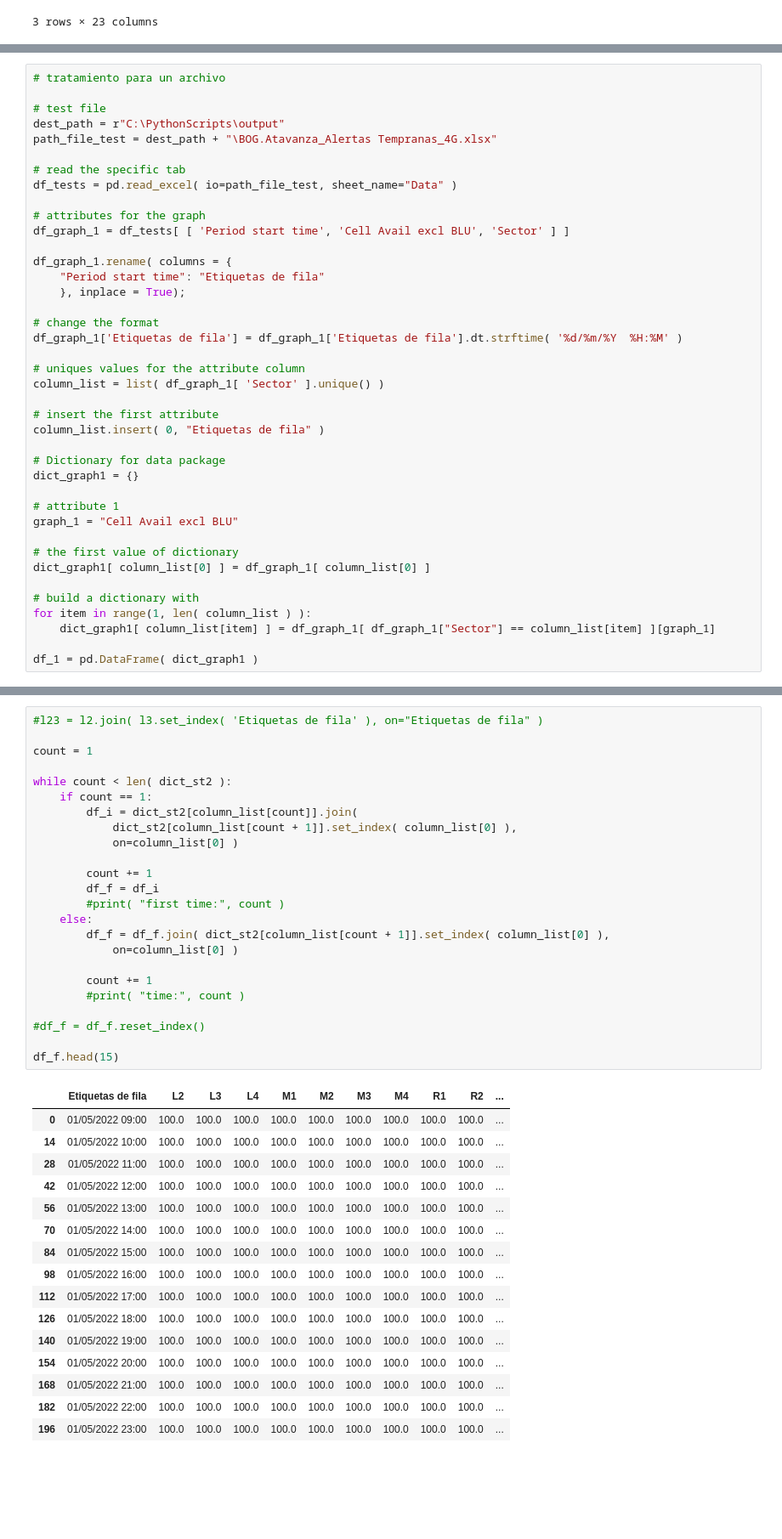
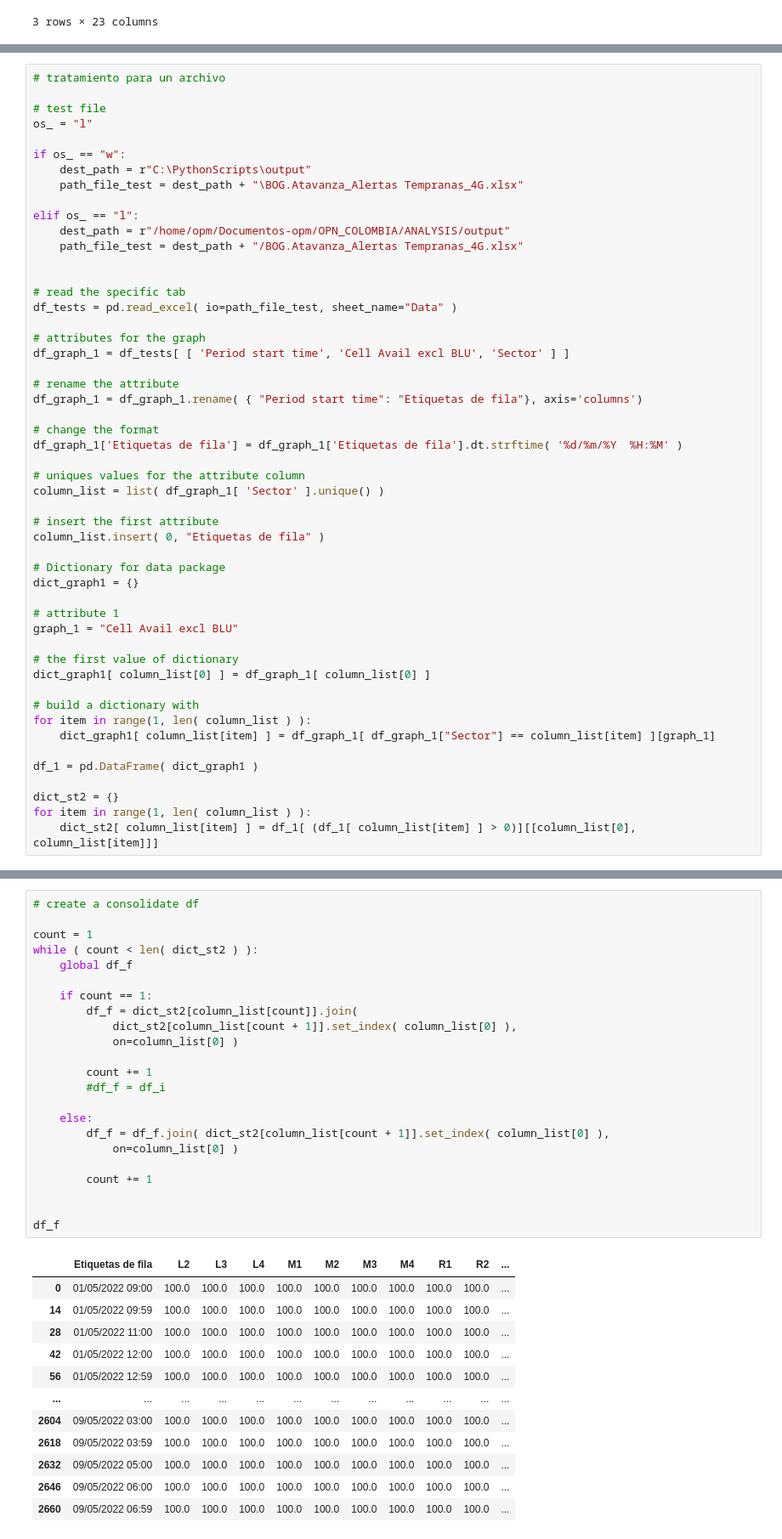
Before and after one commit to osm3rr/opn-nokia, a Jupyter notebook: tests.ipynb, the cells around one changed output, grey strips where cells are left out. Shown at 85% size. Drawn from its saved outputs; the diff is of its cells as text; blank space fills up the shorter version.

```diff
--- a/tests.ipynb
+++ b/tests.ipynb
@@ -467,8 +495,16 @@ df_graph_1.head()
 # tratamiento para un archivo
 
 # test file
-dest_path = r"C:\PythonScripts\output"
-path_file_test = dest_path + "\BOG.Atavanza_Alertas Tempranas_4G.xlsx"
+os_ = "l"
+
+if os_ == "w":
+    dest_path = r"C:\PythonScripts\output"
+    path_file_test = dest_path + "\BOG.Atavanza_Alertas Tempranas_4G.xlsx"
+
+elif os_ == "l":
+    dest_path = r"/home/opm/Documentos-opm/OPN_COLOMBIA/ANALYSIS/output"
+    path_file_test = dest_path + "/BOG.Atavanza_Alertas Tempranas_4G.xlsx"
+
 
 # read the specific tab
 df_tests = pd.read_excel( io=path_file_test, sheet_name="Data" )
@@ -476,9 +512,8 @@ df_tests = pd.read_excel( io=path_file_test, sheet_name="Data" )
 # attributes for the graph
 df_graph_1 = df_tests[ [ 'Period start time', 'Cell Avail excl BLU', 'Sector' ] ]
 
-df_graph_1.rename( columns = {
-    "Period start time": "Etiquetas de fila"
-    }, inplace = True);
+# rename the attribute
+df_graph_1 = df_graph_1.rename( { "Period start time": "Etiquetas de fila"}, axis='columns')
 
 # change the format
 df_graph_1['Etiquetas de fila'] = df_graph_1['Etiquetas de fila'].dt.strftime( '%d/%m/%Y  %H:%M' )
@@ -503,3 +538,7 @@ for item in range(1, len( column_list ) ):
     dict_graph1[ column_list[item] ] = df_graph_1[ df_graph_1["Sector"] == column_list[item] ][graph_1]
 
 df_1 = pd.DataFrame( dict_graph1 )
+
+dict_st2 = {}
+for item in range(1, len( column_list ) ):
+    dict_st2[ column_list[item] ] = df_1[ (df_1[ column_list[item] ] > 0)][[column_list[0], column_list[item]]]
@@ -563,41 +545,36 @@ df_t1.head(3)
 # %%
-#l23 = l2.join( l3.set_index( 'Etiquetas de fila' ), on="Etiquetas de fila" )
+# create a consolidate df
 
 count = 1
+while ( count < len( dict_st2 ) ):
+    global df_f
 
-while count < len( dict_st2 ):
     if count == 1:
-        df_i = dict_st2[column_list[count]].join(
+        df_f = dict_st2[column_list[count]].join(
             dict_st2[column_list[count + 1]].set_index( column_list[0] ),
             on=column_list[0] )
 
         count += 1
-        df_f = df_i
-        #print( "first time:", count )
+        #df_f = df_i
+
     else:
         df_f = df_f.join( dict_st2[column_list[count + 1]].set_index( column_list[0] ),
             on=column_list[0] )
 
         count += 1
-        #print( "time:", count )
 
-#df_f = df_f.reset_index()
 
-df_f.head(15)
+df_f
 # %% [output]
 |  | Etiquetas de fila | L2 | L3 | L4 | M1 | M2 | M3 | M4 | R1 | R2 | ... |
 | 0 | 01/05/2022 09:00 | 100.0 | 100.0 | 100.0 | 100.0 | 100.0 | 100.0 | 100.0 | 100.0 | 100.0 | ... |
-| 14 | 01/05/2022 10:00 | 100.0 | 100.0 | 100.0 | 100.0 | 100.0 | 100.0 | 100.0 | 100.0 | 100.0 | ... |
+| 14 | 01/05/2022 09:59 | 100.0 | 100.0 | 100.0 | 100.0 | 100.0 | 100.0 | 100.0 | 100.0 | 100.0 | ... |
 | 28 | 01/05/2022 11:00 | 100.0 | 100.0 | 100.0 | 100.0 | 100.0 | 100.0 | 100.0 | 100.0 | 100.0 | ... |
 | 42 | 01/05/2022 12:00 | 100.0 | 100.0 | 100.0 | 100.0 | 100.0 | 100.0 | 100.0 | 100.0 | 100.0 | ... |
-| 56 | 01/05/2022 13:00 | 100.0 | 100.0 | 100.0 | 100.0 | 100.0 | 100.0 | 100.0 | 100.0 | 100.0 | ... |
-| 70 | 01/05/2022 14:00 | 100.0 | 100.0 | 100.0 | 100.0 | 100.0 | 100.0 | 100.0 | 100.0 | 100.0 | ... |
-| 84 | 01/05/2022 15:00 | 100.0 | 100.0 | 100.0 | 100.0 | 100.0 | 100.0 | 100.0 | 100.0 | 100.0 | ... |
-| 98 | 01/05/2022 16:00 | 100.0 | 100.0 | 100.0 | 100.0 | 100.0 | 100.0 | 100.0 | 100.0 | 100.0 | ... |
-| 112 | 01/05/2022 17:00 | 100.0 | 100.0 | 100.0 | 100.0 | 100.0 | 100.0 | 100.0 | 100.0 | 100.0 | ... |
-| 126 | 01/05/2022 18:00 | 100.0 | 100.0 | 100.0 | 100.0 | 100.0 | 100.0 | 100.0 | 100.0 | 100.0 | ... |
-| 140 | 01/05/2022 19:00 | 100.0 | 100.0 | 100.0 | 100.0 | 100.0 | 100.0 | 100.0 | 100.0 | 100.0 | ... |
-| 154 | 01/05/2022 20:00 | 100.0 | 100.0 | 100.0 | 100.0 | 100.0 | 100.0 | 100.0 | 100.0 | 100.0 | ... |
-| 168 | 01/05/2022 21:00 | 100.0 | 100.0 | 100.0 | 100.0 | 100.0 | 100.0 | 100.0 | 100.0 | 100.0 | ... |
-| 182 | 01/05/2022 22:00 | 100.0 | 100.0 | 100.0 | 100.0 | 100.0 | 100.0 | 100.0 | 100.0 | 100.0 | ... |
-| 196 | 01/05/2022 23:00 | 100.0 | 100.0 | 100.0 | 100.0 | 100.0 | 100.0 | 100.0 | 100.0 | 100.0 | ... |
+| 56 | 01/05/2022 12:59 | 100.0 | 100.0 | 100.0 | 100.0 | 100.0 | 100.0 | 100.0 | 100.0 | 100.0 | ... |
+| ... | ... | ... | ... | ... | ... | ... | ... | ... | ... | ... | ... |
+| 2604 | 09/05/2022 03:00 | 100.0 | 100.0 | 100.0 | 100.0 | 100.0 | 100.0 | 100.0 | 100.0 | 100.0 | ... |
+| 2618 | 09/05/2022 03:59 | 100.0 | 100.0 | 100.0 | 100.0 | 100.0 | 100.0 | 100.0 | 100.0 | 100.0 | ... |
+| 2632 | 09/05/2022 05:00 | 100.0 | 100.0 | 100.0 | 100.0 | 100.0 | 100.0 | 100.0 | 100.0 | 100.0 | ... |
+| 2646 | 09/05/2022 06:00 | 100.0 | 100.0 | 100.0 | 100.0 | 100.0 | 100.0 | 100.0 | 100.0 | 100.0 | ... |
+| 2660 | 09/05/2022 06:59 | 100.0 | 100.0 | 100.0 | 100.0 | 100.0 | 100.0 | 100.0 | 100.0 | 100.0 | ... |
```
Also changed, not shown: parts of 21 cells of this notebook.
